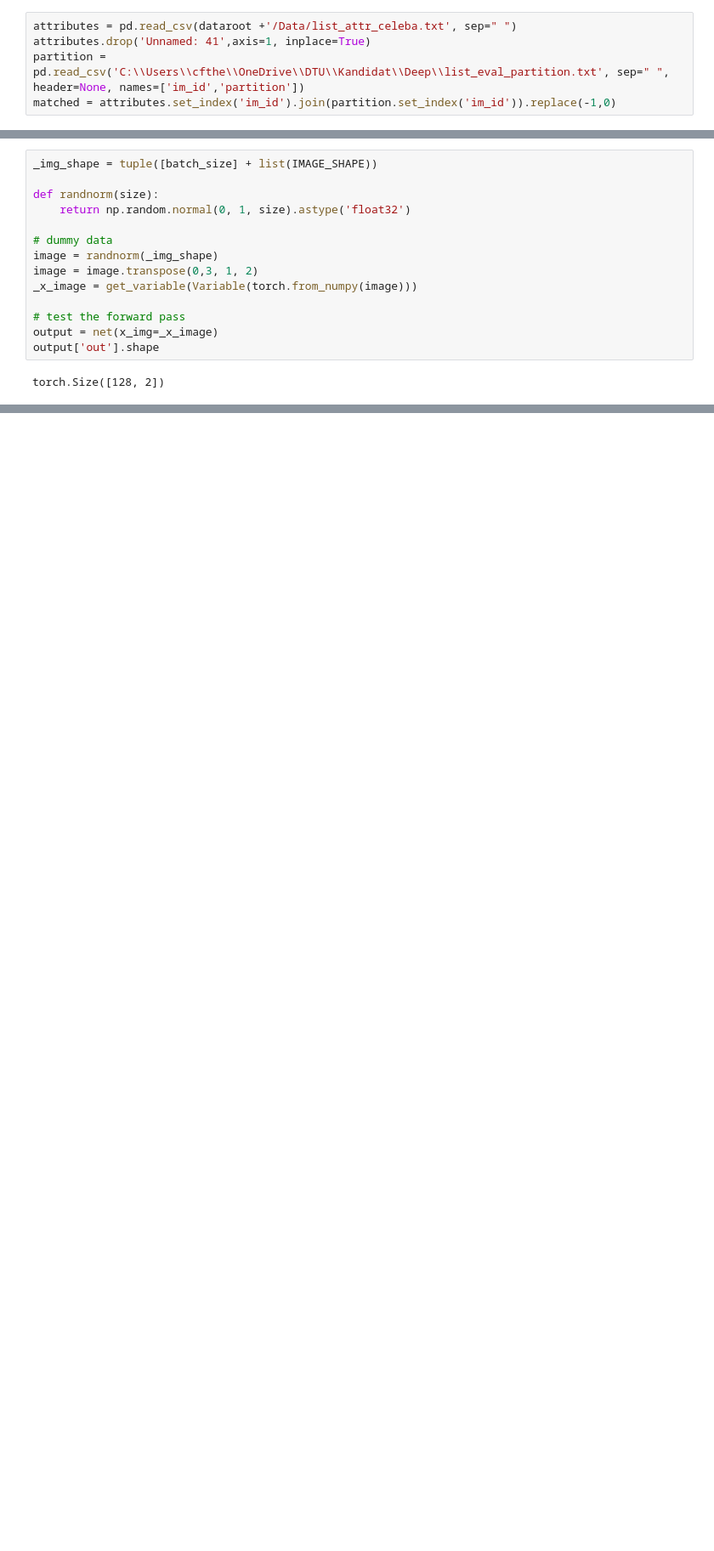
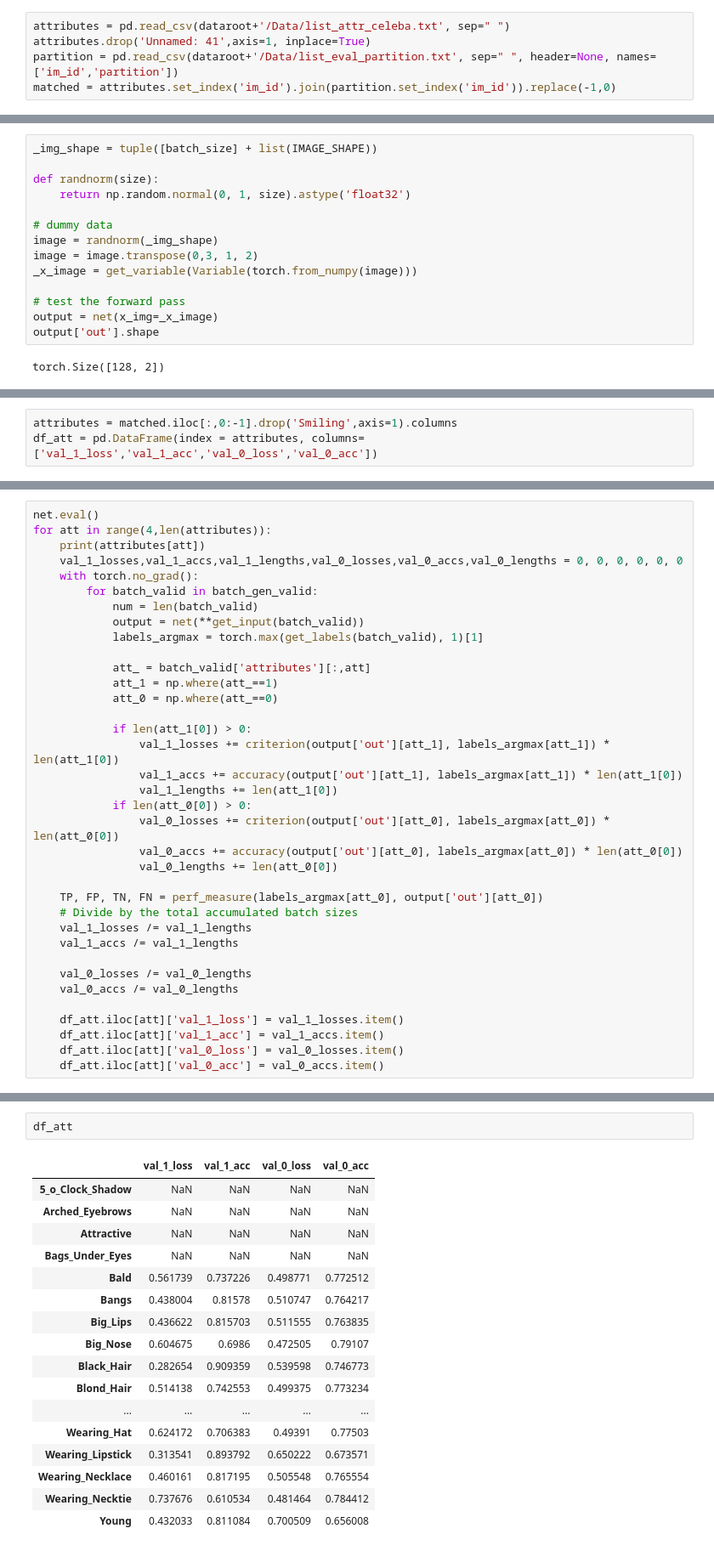
Before and after one commit to mar10nJohns1/AlgorithmicFairness, a Jupyter notebook: Project_Pratt.ipynb, the cells around one changed output, grey strips where cells are left out. Shown at 85% size. Drawn from its saved outputs; the diff is of its cells as text; blank space fills up the shorter version.

```diff
--- a/Project_Pratt.ipynb
+++ b/Project_Pratt.ipynb
@@ -48,9 +48,9 @@ batch_size = 128
 #   size using a transformer.
 image_size = 64
 # %%
-attributes = pd.read_csv(dataroot +'/Data/list_attr_celeba.txt', sep=" ")
+attributes = pd.read_csv(dataroot+'/Data/list_attr_celeba.txt', sep=" ")
 attributes.drop('Unnamed: 41',axis=1, inplace=True)
-partition = pd.read_csv('C:\\Users\\cfthe\\OneDrive\\DTU\\Kandidat\\Deep\\list_eval_partition.txt', sep=" ", header=None, names=['im_id','partition'])
+partition = pd.read_csv(dataroot+'/Data/list_eval_partition.txt', sep=" ", header=None, names=['im_id','partition'])
 matched = attributes.set_index('im_id').join(partition.set_index('im_id')).replace(-1,0)
 # %%
 train = matched[matched['partition']==0]
@@ -531,0 +675,3 @@ print(net)
+# %%
+attributes = matched.iloc[:,0:-1].drop('Smiling',axis=1).columns
+df_att = pd.DataFrame(index = attributes, columns=['val_1_loss','val_1_acc','val_0_loss','val_0_acc'])
@@ -531,0 +696,36 @@ print(net)
+# %%
+net.eval()
+for att in range(4,len(attributes)):
+    print(attributes[att])
+    val_1_losses,val_1_accs,val_1_lengths,val_0_losses,val_0_accs,val_0_lengths = 0, 0, 0, 0, 0, 0
+    with torch.no_grad():
+        for batch_valid in batch_gen_valid:
+            num = len(batch_valid)
+            output = net(**get_input(batch_valid))
+            labels_argmax = torch.max(get_labels(batch_valid), 1)[1]
+
+            att_ = batch_valid['attributes'][:,att]
+            att_1 = np.where(att_==1)
+            att_0 = np.where(att_==0)
+
+            if len(att_1[0]) > 0:
+                val_1_losses += criterion(output['out'][att_1], labels_argmax[att_1]) * len(att_1[0])
+                val_1_accs += accuracy(output['out'][att_1], labels_argmax[att_1]) * len(att_1[0])
+                val_1_lengths += len(att_1[0])
+            if len(att_0[0]) > 0:
+                val_0_losses += criterion(output['out'][att_0], labels_argmax[att_0]) * len(att_0[0])
+                val_0_accs += accuracy(output['out'][att_0], labels_argmax[att_0]) * len(att_0[0])
+                val_0_lengths += len(att_0[0])
+
+    TP, FP, TN, FN = perf_measure(labels_argmax[att_0], output['out'][att_0])
+    # Divide by the total accumulated batch sizes
+    val_1_losses /= val_1_lengths
+    val_1_accs /= val_1_lengths
+
+    val_0_losses /= val_0_lengths
+    val_0_accs /= val_0_lengths
+
+    df_att.iloc[att]['val_1_loss'] = val_1_losses.item()
+    df_att.iloc[att]['val_1_acc'] = val_1_accs.item()
+    df_att.iloc[att]['val_0_loss'] = val_0_losses.item()
+    df_att.iloc[att]['val_0_acc'] = val_0_accs.item()
@@ -531,0 +735,20 @@ print(net)
+# %%
+df_att
+# %% [output]
+|  | val_1_loss | val_1_acc | val_0_loss | val_0_acc |
+| 5_o_Clock_Shadow | NaN | NaN | NaN | NaN |
+| Arched_Eyebrows | NaN | NaN | NaN | NaN |
+| Attractive | NaN | NaN | NaN | NaN |
+| Bags_Under_Eyes | NaN | NaN | NaN | NaN |
+| Bald | 0.561739 | 0.737226 | 0.498771 | 0.772512 |
+| Bangs | 0.438004 | 0.81578 | 0.510747 | 0.764217 |
+| Big_Lips | 0.436622 | 0.815703 | 0.511555 | 0.763835 |
+| Big_Nose | 0.604675 | 0.6986 | 0.472505 | 0.79107 |
+| Black_Hair | 0.282654 | 0.909359 | 0.539598 | 0.746773 |
+| Blond_Hair | 0.514138 | 0.742553 | 0.499375 | 0.773234 |
+| ... | ... | ... | ... | ... |
+| Wearing_Hat | 0.624172 | 0.706383 | 0.49391 | 0.77503 |
+| Wearing_Lipstick | 0.313541 | 0.893792 | 0.650222 | 0.673571 |
+| Wearing_Necklace | 0.460161 | 0.817195 | 0.505548 | 0.765554 |
+| Wearing_Necktie | 0.737676 | 0.610534 | 0.481464 | 0.784412 |
+| Young | 0.432033 | 0.811084 | 0.700509 | 0.656008 |
```
Also changed, not shown: parts of 39 cells of this notebook.
